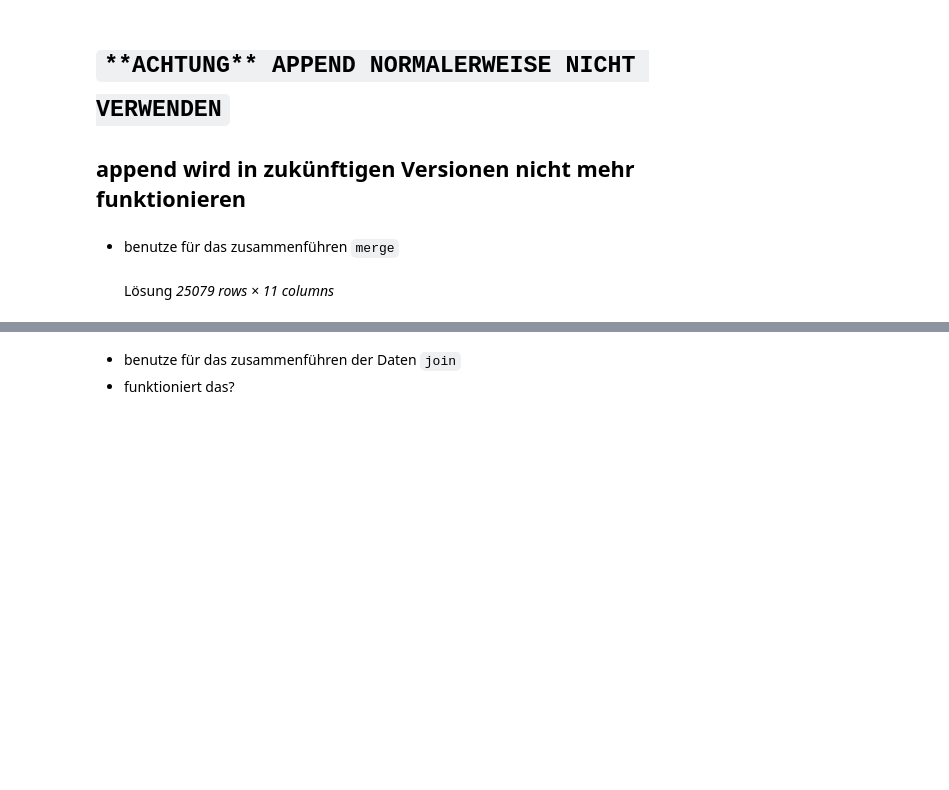
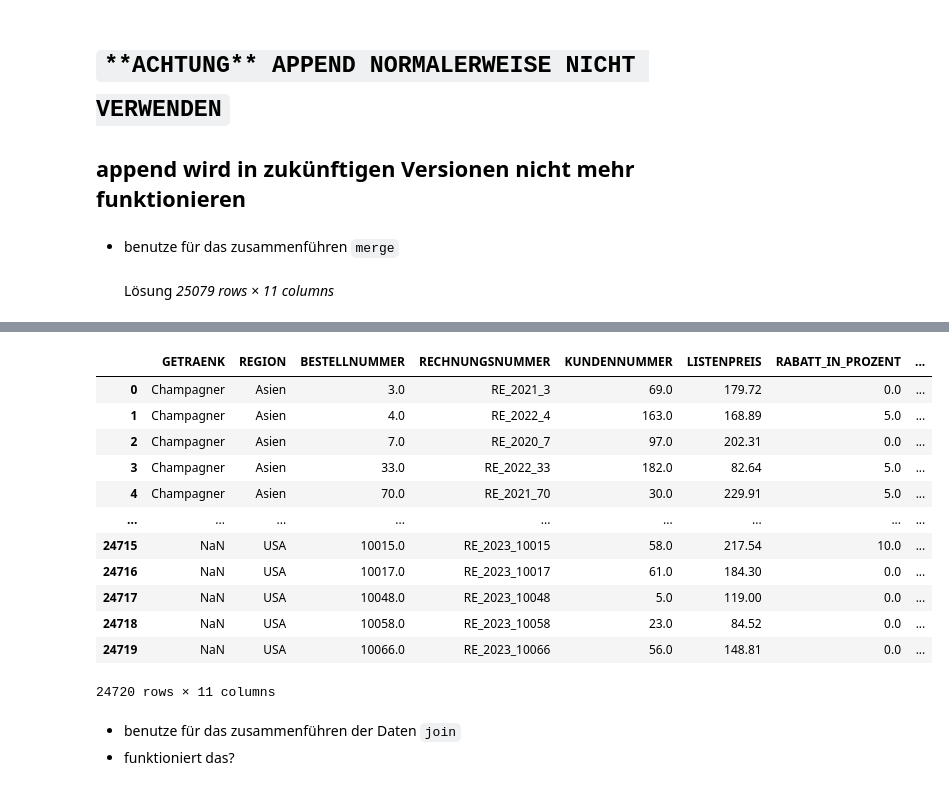
Before and after one commit to ImFin3/Fortgeschrittene-Programmierung-Uebungen, a Jupyter notebook: 06_Basis_Pandas.ipynb, the cells around one changed output, grey strips where cells are left out. Cells and saved outputs as stored; diff of their text form; code cells hidden in the pictures; blank space fills up the shorter version.

```diff
--- a/06_Basis_Pandas.ipynb
+++ b/06_Basis_Pandas.ipynb
@@ -472,3 +697,24 @@ memory usage: 866.3+ KB
     - data_2021_n
     - data_2022_n
 - Die Einzelteile der Funktion wurden in den vorherigen Aufgaben schon definiert
+# %%
+#Gottlose Aufgabenstellung??????????????????
+
+def normalize_df(df):
+    new_df = df.copy()
+
+    new_df.drop("Unnamed: 0", axis=1, inplace=True)
+    new_df.columns = (new_df.columns.str.upper()
+                      .str.replace(" ", "_")
+                      .str.replace("Ä", "AE")
+                      .str.replace("Ö", "OE")
+                      .str.replace("Ü", "UE")
+                      .str.replace("ß", "SS")
+                      )
+    return new_df
+
+data_2020_n = normalize_df(df_2020)
+data_2021_n = normalize_df(df_2021)
+data_2022_n = normalize_df(df_2022)
+
+data_2020_n.columns.tolist() == data_2021_n.columns.tolist() == data_2022_n.columns.tolist() == data_2023_unique.columns.tolist()
@@ -513,3 +744,27 @@ data_2020_n.append(data_2021_n).append(data_2022_n).append(data_2023_neu_unique)
+# %%
+# das ergibt einfach keinen sinn
+# man merged nur wenn man einen eindeutigen key hat (id) aber das haben wir hier nicht
+# wirklich niemals jemand
+
+temp_df_20_21 = pd.merge(data_2020_n, data_2021_n, how="outer")
+temp_df_22_23 = pd.merge(data_2022_n, data_2023_unique, how="outer")
+temp_df_20_23 = pd.merge(temp_df_20_21, temp_df_22_23, how="outer")
+
+temp_df_20_23
+# %% [output]
+|  | GETRAENK | REGION | BESTELLNUMMER | RECHNUNGSNUMMER | KUNDENNUMMER | LISTENPREIS | RABATT_IN_PROZENT | ... |
+| 0 | Champagner | Asien | 3.0 | RE_2021_3 | 69.0 | 179.72 | 0.0 | ... |
+| 1 | Champagner | Asien | 4.0 | RE_2022_4 | 163.0 | 168.89 | 5.0 | ... |
+| 2 | Champagner | Asien | 7.0 | RE_2020_7 | 97.0 | 202.31 | 0.0 | ... |
+| 3 | Champagner | Asien | 33.0 | RE_2022_33 | 182.0 | 82.64 | 5.0 | ... |
+| 4 | Champagner | Asien | 70.0 | RE_2021_70 | 30.0 | 229.91 | 5.0 | ... |
+| ... | ... | ... | ... | ... | ... | ... | ... | ... |
+| 24715 | NaN | USA | 10015.0 | RE_2023_10015 | 58.0 | 217.54 | 10.0 | ... |
+| 24716 | NaN | USA | 10017.0 | RE_2023_10017 | 61.0 | 184.30 | 0.0 | ... |
+| 24717 | NaN | USA | 10048.0 | RE_2023_10048 | 5.0 | 119.00 | 0.0 | ... |
+| 24718 | NaN | USA | 10058.0 | RE_2023_10058 | 23.0 | 84.52 | 0.0 | ... |
+| 24719 | NaN | USA | 10066.0 | RE_2023_10066 | 56.0 | 148.81 | 0.0 | ... |
+24720 rows × 11 columns
 # %% [markdown]
 - benutze für das zusammenführen der Daten `join`
 - funktioniert das?
```
Also changed, not shown: parts of 91 cells of this notebook, 8 other files.
